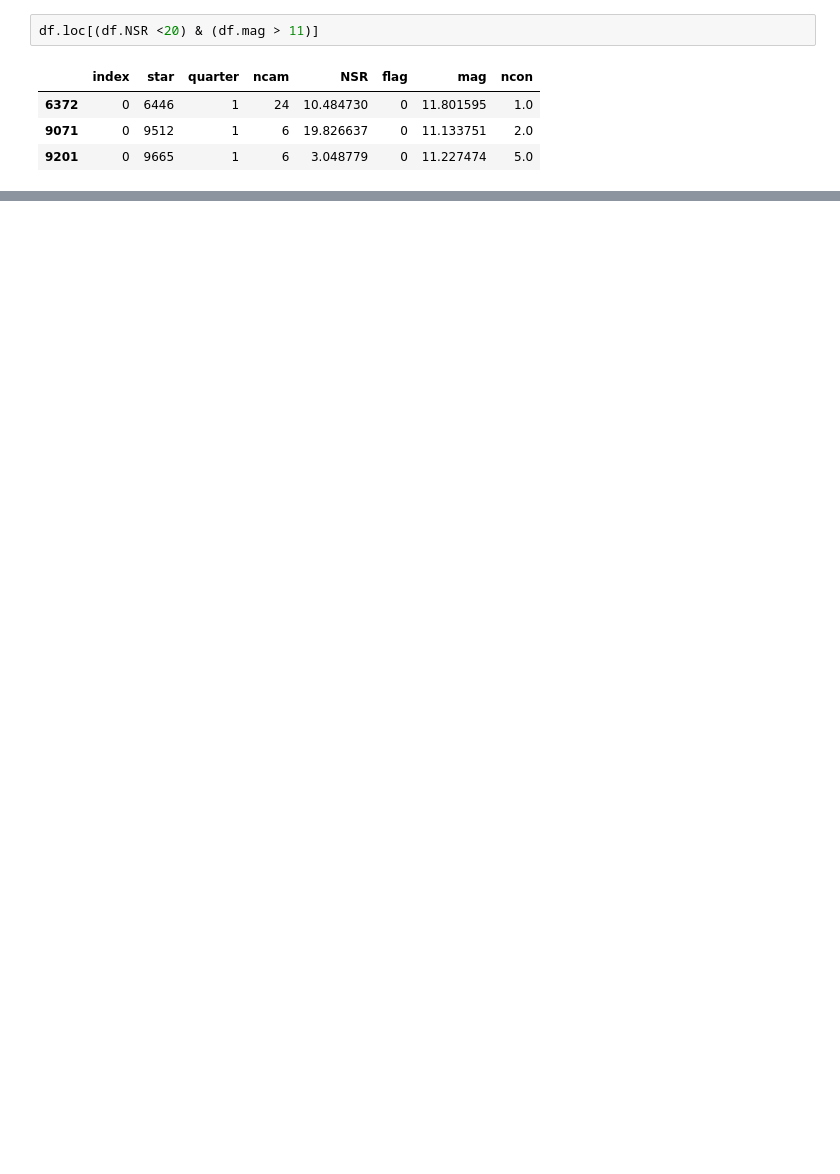
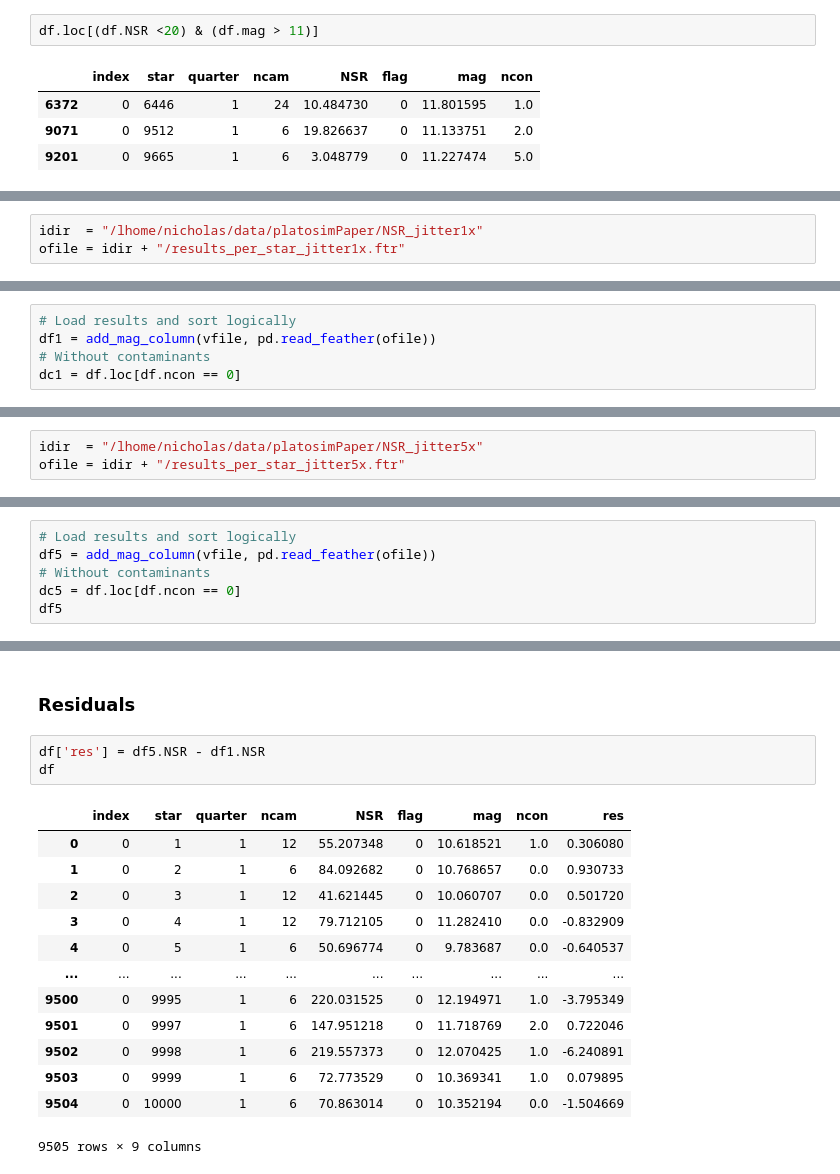
Before and after one commit to ivs-kuleuven/platosim3, a Jupyter notebook: docs/technicalnotes/PlatoSim3Paper/NSR.ipynb, the cells around one changed output, grey strips where cells are left out. Drawn from its saved outputs; the diff is of its cells as text; blank space fills up the shorter version.

```diff
--- a/docs/technicalnotes/PlatoSim3Paper/NSR.ipynb
+++ b/docs/technicalnotes/PlatoSim3Paper/NSR.ipynb
@@ -208,0 +237,3 @@ df.loc[(df.NSR <20) & (df.mag > 11)]
+# %%
+idir  = "/lhome/nicholas/data/platosimPaper/NSR_jitter1x"
+ofile = idir + "/results_per_star_jitter1x.ftr"
@@ -208,0 +243,5 @@ df.loc[(df.NSR <20) & (df.mag > 11)]
+# %%
+# Load results and sort logically
+df1 = add_mag_column(vfile, pd.read_feather(ofile))
+# Without contaminants
+dc1 = df.loc[df.ncon == 0]
@@ -208,0 +269,3 @@ df.loc[(df.NSR <20) & (df.mag > 11)]
+# %%
+idir  = "/lhome/nicholas/data/platosimPaper/NSR_jitter5x"
+ofile = idir + "/results_per_star_jitter5x.ftr"
@@ -208,0 +275,6 @@ df.loc[(df.NSR <20) & (df.mag > 11)]
+# %%
+# Load results and sort logically
+df5 = add_mag_column(vfile, pd.read_feather(ofile))
+# Without contaminants
+dc5 = df.loc[df.ncon == 0]
+df5
@@ -208,0 +314,19 @@ df.loc[(df.NSR <20) & (df.mag > 11)]
+# %% [markdown]
+### Residuals
+# %%
+df['res'] = df5.NSR - df1.NSR
+df
+# %% [output]
+|  | index | star | quarter | ncam | NSR | flag | mag | ncon | res |
+| 0 | 0 | 1 | 1 | 12 | 55.207348 | 0 | 10.618521 | 1.0 | 0.306080 |
+| 1 | 0 | 2 | 1 | 6 | 84.092682 | 0 | 10.768657 | 0.0 | 0.930733 |
+| 2 | 0 | 3 | 1 | 12 | 41.621445 | 0 | 10.060707 | 0.0 | 0.501720 |
+| 3 | 0 | 4 | 1 | 12 | 79.712105 | 0 | 11.282410 | 0.0 | -0.832909 |
+| 4 | 0 | 5 | 1 | 6 | 50.696774 | 0 | 9.783687 | 0.0 | -0.640537 |
+| ... | ... | ... | ... | ... | ... | ... | ... | ... | ... |
+| 9500 | 0 | 9995 | 1 | 6 | 220.031525 | 0 | 12.194971 | 1.0 | -3.795349 |
+| 9501 | 0 | 9997 | 1 | 6 | 147.951218 | 0 | 11.718769 | 2.0 | 0.722046 |
+| 9502 | 0 | 9998 | 1 | 6 | 219.557373 | 0 | 12.070425 | 1.0 | -6.240891 |
+| 9503 | 0 | 9999 | 1 | 6 | 72.773529 | 0 | 10.369341 | 1.0 | 0.079895 |
+| 9504 | 0 | 10000 | 1 | 6 | 70.863014 | 0 | 10.352194 | 0.0 | -1.504669 |
+9505 rows × 9 columns
```
Also changed, not shown: parts of 55 cells of this notebook, 4 other files.
